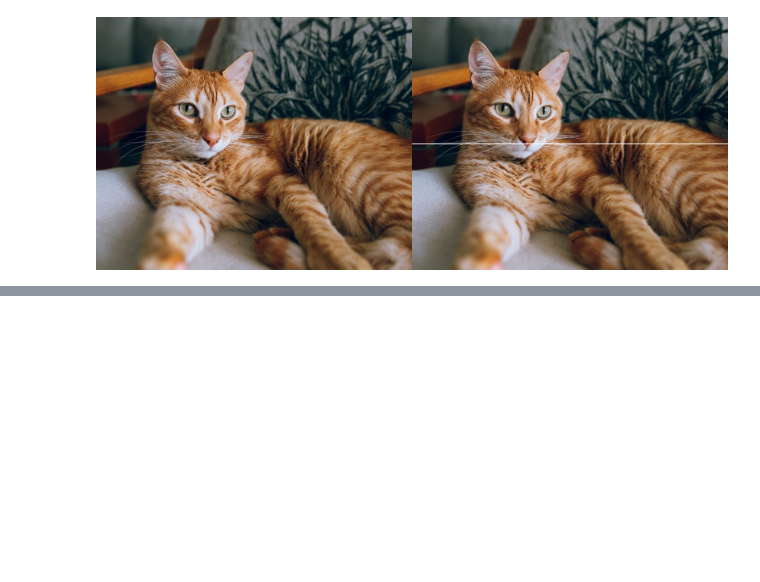
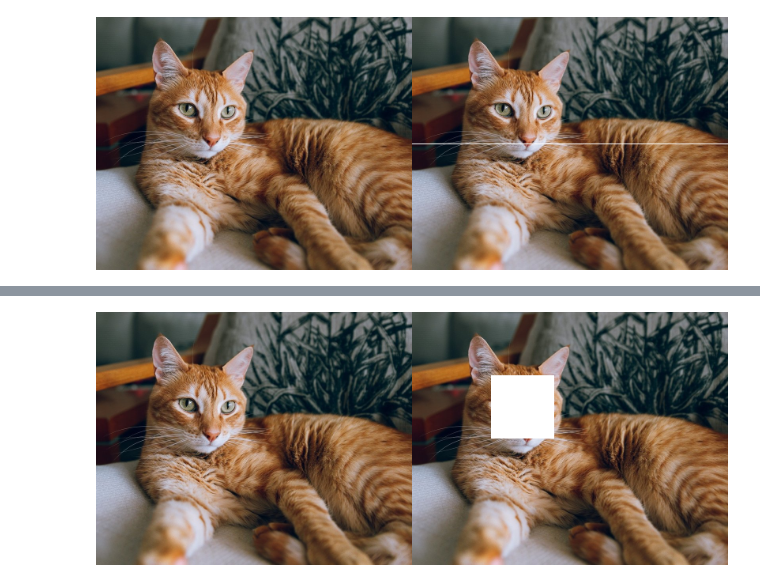
Before and after one commit to rhanilham/PCVK, a Jupyter notebook: Week1.ipynb, the cells around one changed output, grey strips where cells are left out. Saved outputs shown, nothing was run; the diff lists cells and outputs as text; code cells hidden in the pictures; blank space fills up the shorter version.

```diff
--- a/Week1.ipynb
+++ b/Week1.ipynb
@@ -92,0 +132,18 @@ Tidak, tidak semua library tersebut harus digunakan dalam praktikum sesi ini. Da
+# %%
+image_2 = cv.cvtColor(image, cv.COLOR_BGR2RGB)
+image_3 = cv.cvtColor(image, cv.COLOR_BGR2RGB)
+# Ukuran dan posisi kotak
+lebar_kotak = 80
+tinggi_kotak = 80
+x_start = 100
+y_start = 80
+# Hitung posisi akhir kotak
+x_end = min(lebar, x_start + lebar_kotak)
+y_end = min(tinggi, y_start + tinggi_kotak)
+# Buat kotak putih pada posisi yang ditentukan
+image_3[y_start:y_end, x_start:x_end] = [255, 255, 255]
+# Gabungkan gambar asli dan gambar dengan kotak
+final_frame = cv.hconcat((image_2, image_3))
+cv2_imshow(final_frame)
+# %% [output]
+[figure, added]
```
Also changed, not shown: parts of 4 cells of this notebook.
